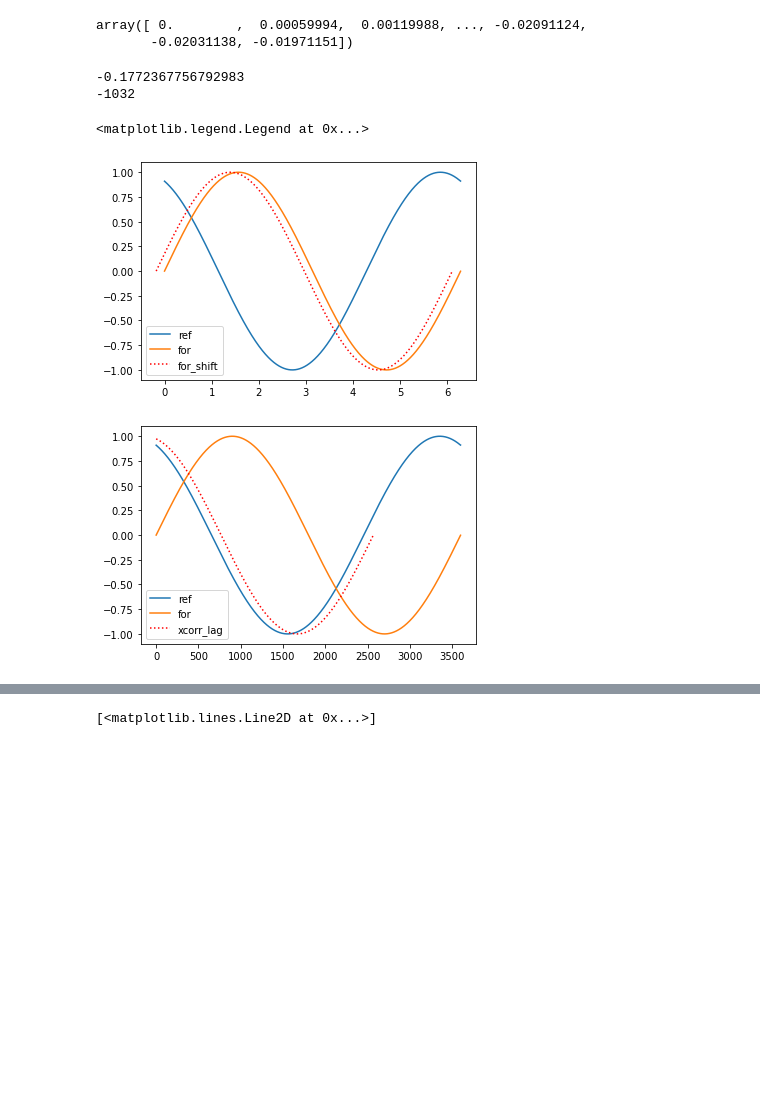
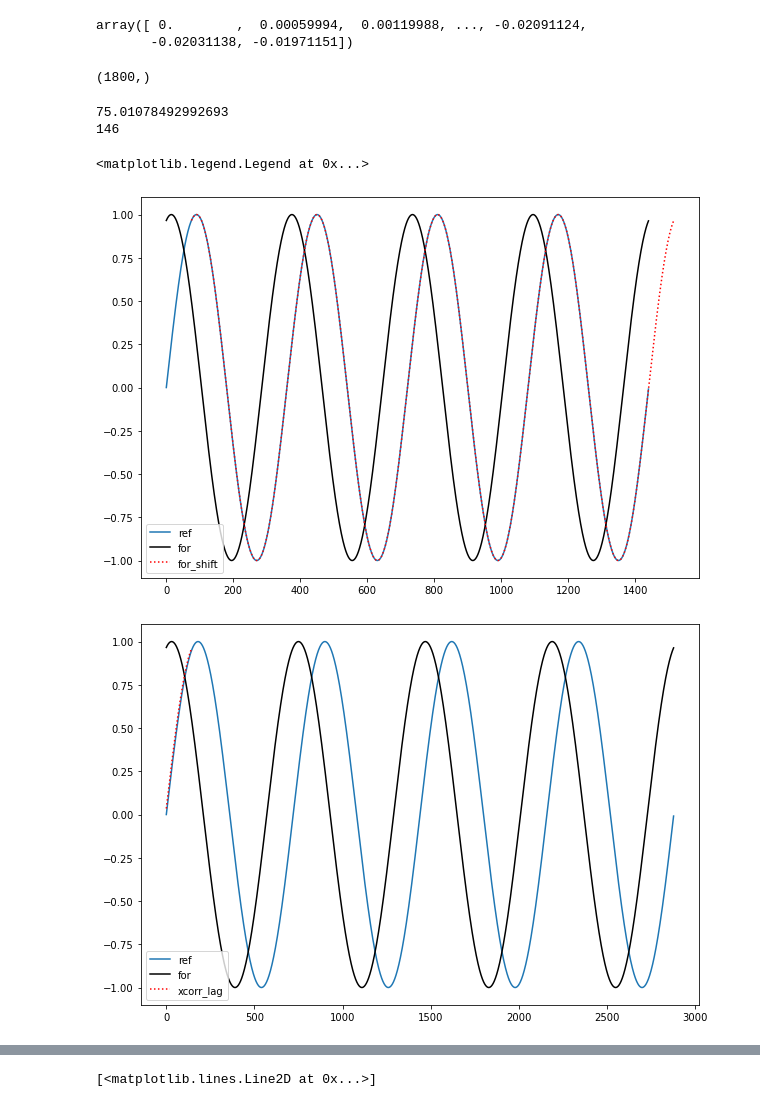
Before and after one commit to neuralabc/spft-java, a Jupyter notebook: spft/ComputingBxMetrics_testing.ipynb, the cells around one changed output, grey strips where cells are left out. Drawn from its saved outputs; the diff is of its cells as text; code cells hidden in the pictures; blank space fills up the shorter version.

Commit message:
working versions of lag (2), lenght of vectors must be the same for lstsq approach or interp tweaked

```diff
--- a/spft/ComputingBxMetrics_testing.ipynb
+++ b/spft/ComputingBxMetrics_testing.ipynb
@@ -120,41 +120,48 @@ ref_vals_interp = np.interp(for_time,ref_time,ref_vals) #linear (piece-wise) int
 #but first we should do the crosscorr
 trial_rmse = np.sqrt(np.mean((ref_vals_interp-for_vals)**2)) #root mean squared error #TOOD: have someone confirm algo
 trial_sse = ((ref_vals_interp-for_vals)**2).sum()
+# %%
+ref_vals_interp.shape
+ref_time.shape
+# %% [output]
+(1800,)
 # %%
 ## testing this approach, WITHOUT interpolation of the signal (all timeseries are same length)
-num_els = 1000
-offset = 2
-for_time = np.arange(0,360,.1) * np.pi / 180.
-for_vals = np.sin(for_time)
-ref_time = for_time[::2]
-ref_vals = np.sin(ref_time+offset)
+num_els = 500
+offset = 75
+for_time = np.arange(0,360*4,.5)
+for_vals = np.sin((for_time* np.pi / 180)+(offset* np.pi / 180))
+ref_time = for_time#[::2]
+ref_vals = np.sin(ref_time* np.pi / 180)
 ref_vals_interp = np.interp(for_time,ref_time,ref_vals) #linear (piece-wise) interpolation of presented target bar positions into the actual response, now we can subtract directly
 
 # compute temporal lag
 def err_func(p):
     # print(p)
-    return interp1d(for_time,ref_vals_interp,kind='cubic',fill_value="extrapolate",assume_sorted=True)(for_time[1:-1]+p[0]) - for_vals[1:-1]
+    return interp1d(for_time,ref_vals_interp,kind='cubic',fill_value="extrapolate")(for_time[1:-1]+p[0]) - for_vals[1:-1]
 
 p0 = [0,] # Inital guess of no shift
 found_shift = leastsq(err_func,p0)[0][0]
 lag_xcorr = lag_calc(ref_vals_interp,for_vals)
 print(found_shift)
 print(lag_xcorr)
 
 # lstsq approach
+plt.figure(figsize=(10,7))
+# plt.plot(ref_time,ref_vals,'.',label='ref_orig')
 plt.plot(for_time,ref_vals_interp,label='ref')
-plt.plot(for_time,for_vals,label='for')
+plt.plot(for_time,for_vals,'k-',label='for')
 plt.plot(for_time+found_shift,for_vals,'r:',label='for_shift')
 plt.legend()
 
-plt.figure() #xcorr approach
+plt.figure(figsize=(10,7)) #xcorr approach
 plt.plot(ref_vals_interp,label='ref')
-plt.plot(for_vals,label='for')
+plt.plot(for_vals,'k-',label='for')
 plt.plot(for_vals[lag_xcorr*-1:],'r:',label='xcorr_lag')
 plt.legend()
 # %% [output]
--0.1772367756792983
--1032
+75.01078492992693
+146
 <matplotlib.legend.Legend at 0x...>
-[figure, old version]
+[figure, new version]
-[figure, old version]
+[figure, new version]
```
Also changed, not shown: parts of 1 cell of this notebook.
